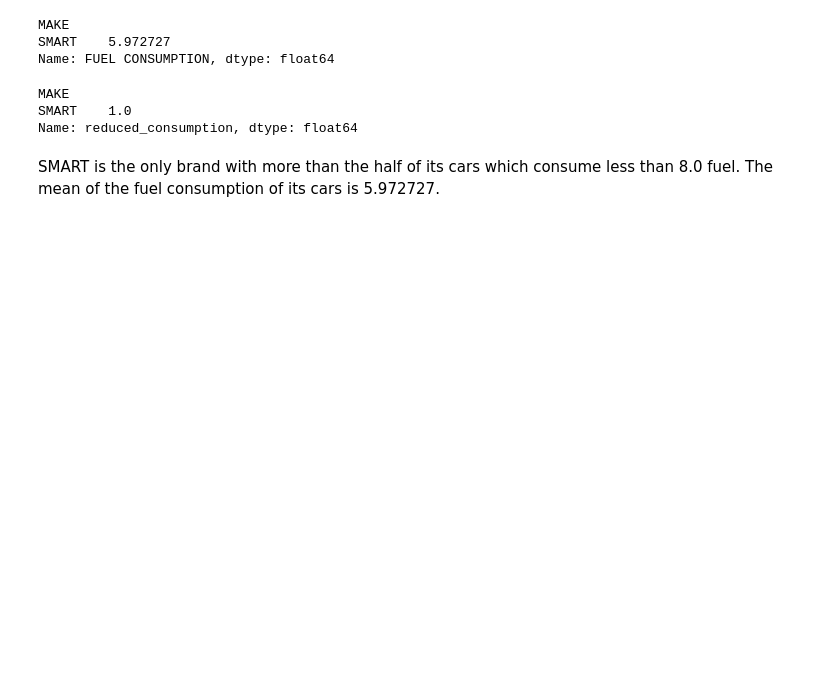
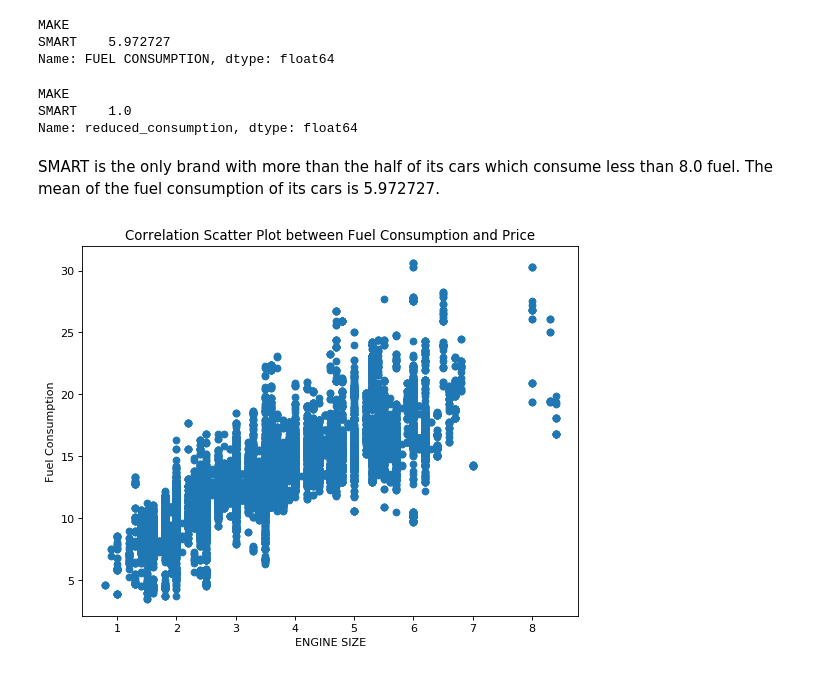
Before and after one commit to Guilhem27/Fuel_consumption_prediction, a Jupyter notebook: fuel_consumption_pred.ipynb, the cells around one changed output. Drawn from its saved outputs; the diff is of its cells as text; code cells hidden in the pictures; blank space fills up the shorter version.

```diff
--- a/fuel_consumption_pred.ipynb
+++ b/fuel_consumption_pred.ipynb
@@ -86,3 +86,17 @@ SMART    1.0
 Name: reduced_consumption, dtype: float64
 # %% [markdown]
 SMART is the only brand with more than the half of its cars which consume less than 8.0 fuel. The mean of the fuel consumption of its cars is 5.972727.
+# %%
+# Suppose you want to visualize the correlation between 'FUEL CONSUMPTION' and 'PRICE'
+plt.figure(figsize=(8, 6), dpi=80)
+plt.scatter(x='ENGINE SIZE', y='FUEL CONSUMPTION', data=df)
+
+# Add title and labels
+plt.title('Correlation Scatter Plot between Fuel Consumption and Price')
+plt.xlabel('ENGINE SIZE')
+plt.ylabel('Fuel Consumption')
+
+# Show plot
+plt.show()
+# %% [output]
+[figure, added]
```
Also changed, not shown: parts of 5 cells of this notebook.
